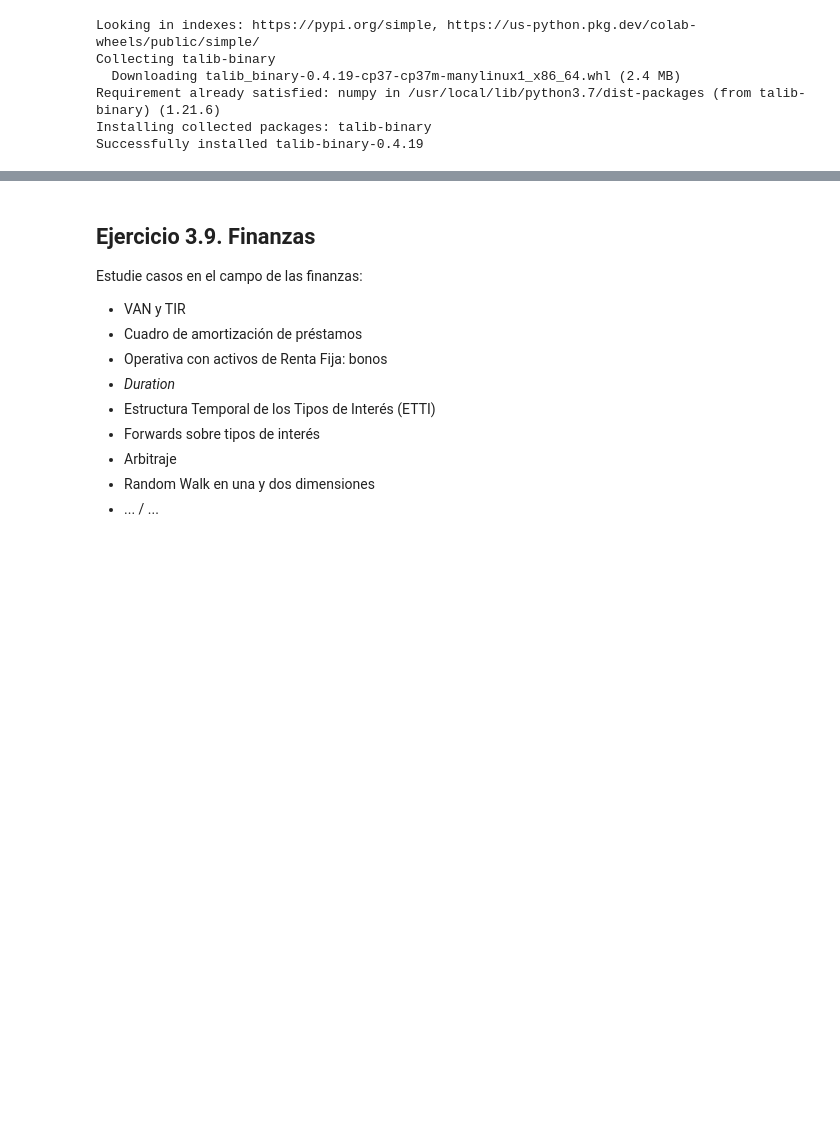
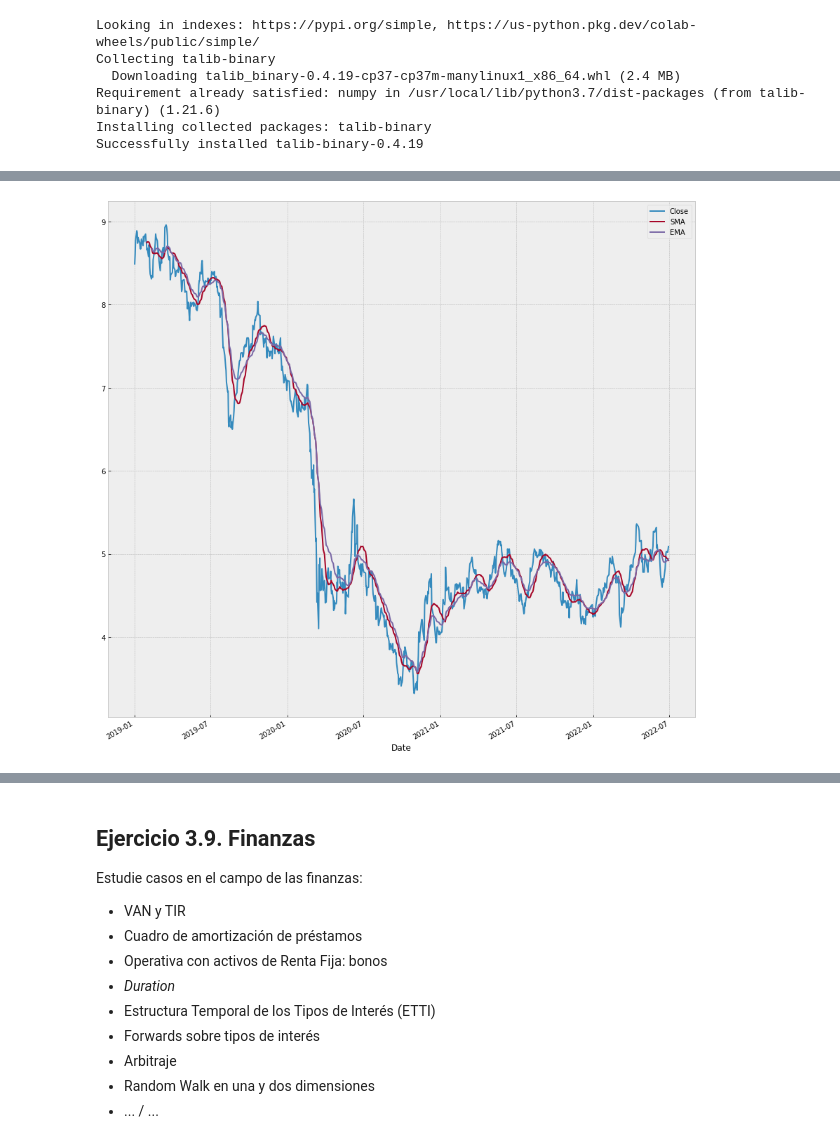
Before and after one commit to vadillo87/EJERCICIOS-QUINCENA-1, a Jupyter notebook: practicas/practica3.ipynb, the cells around one changed output, grey strips where cells are left out. Drawn from its saved outputs; the diff is of its cells as text; code cells hidden in the pictures; blank space fills up the shorter version.

```diff
--- a/practicas/practica3.ipynb
+++ b/practicas/practica3.ipynb
@@ -249,18 +210,0 @@ msft.quarterly_earnings
-# %%
-np.random.seed()      # barajamos la serie de aleatorios
-
-plt.style.use('bmh')  # establecemos este estilo de gráficos
-
-def plot_beta_hist(ax, a, b):
-    ax.hist(np.random.beta(a, b, size=10000),
-            histtype="stepfilled", bins=25, alpha=0.8, density=True)
-
-
-fig, ax = plt.subplots()
-plot_beta_hist(ax, 10, 10)
-plot_beta_hist(ax, 4, 12)
-plot_beta_hist(ax, 50, 12)
-plot_beta_hist(ax, 6, 55)
-ax.set_title("'bmh' style sheet")
-
-plt.show()
@@ -269,5 +254,5 @@ plt.show()
 # %%
-# Ticker de Apple AAPL
+# INFORMACION SIMILIR AL HISTORICO, PERO AQUI DELIMITAMOS POR FECHA Y OBTENEMOS EL ADJ AL CIERRE DEL DIA
 
-aapl = yf.download('AAPL', start='2019-1-1', end='2022-6-30' )
-print(aapl)
+telef = yf.download('TEF', start='2019-1-1', end='2022-6-30' )
+print(telef)
@@ -274,10 +276,12 @@ print(aapl)
 # %%
-# la media movil estandar es SMA, a usaremos de 21 periodos
-aapl['SMA'] = ta.SMA(aapl.Close.values, 21)  # también se puede poner ta.SMA(aapl['Close'])
+# MEDIA MOVIL ESTANDAR es SMA, La usaremos de 30 periodos (SIN PONDERACION SEGUN SUS FECHAS)
+telef['SMA'] = ta.SMA(telef.Close.values, 21)
 
-# la media movil exponencial se llama EMA, la pondremos de 55 periodos
-aapl['EMA'] = ta.EMA(aapl.Close.values, 55)
+# MEDIA MOVIL EXPONENCIAL se llama EMA, la pondremos de 30 periodos (PONDERANDO SUS FECHAS)
+telef['EMA'] = ta.EMA(telef.Close.values, 30)
 
 # plot
-aapl[['Close', 'SMA', 'EMA']].plot(figsize=(15, 15))
+telef[['Close', 'SMA', 'EMA']].plot(figsize=(15, 15))
 plt.show()
+# %% [output]
+[figure, added]
```
Also changed, not shown: parts of 13 cells of this notebook.
